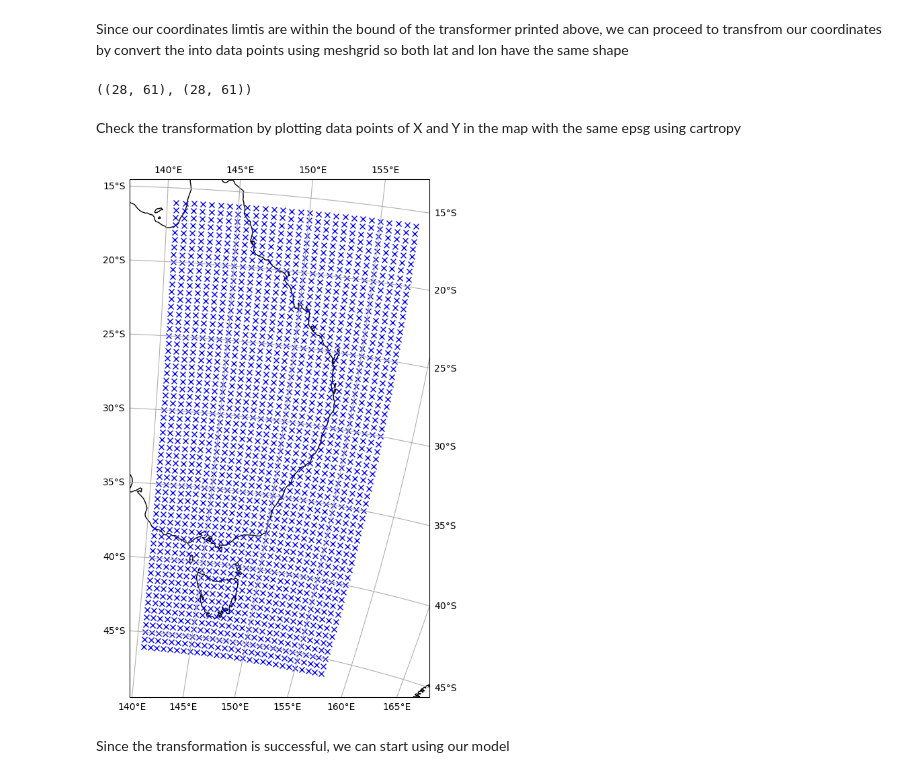
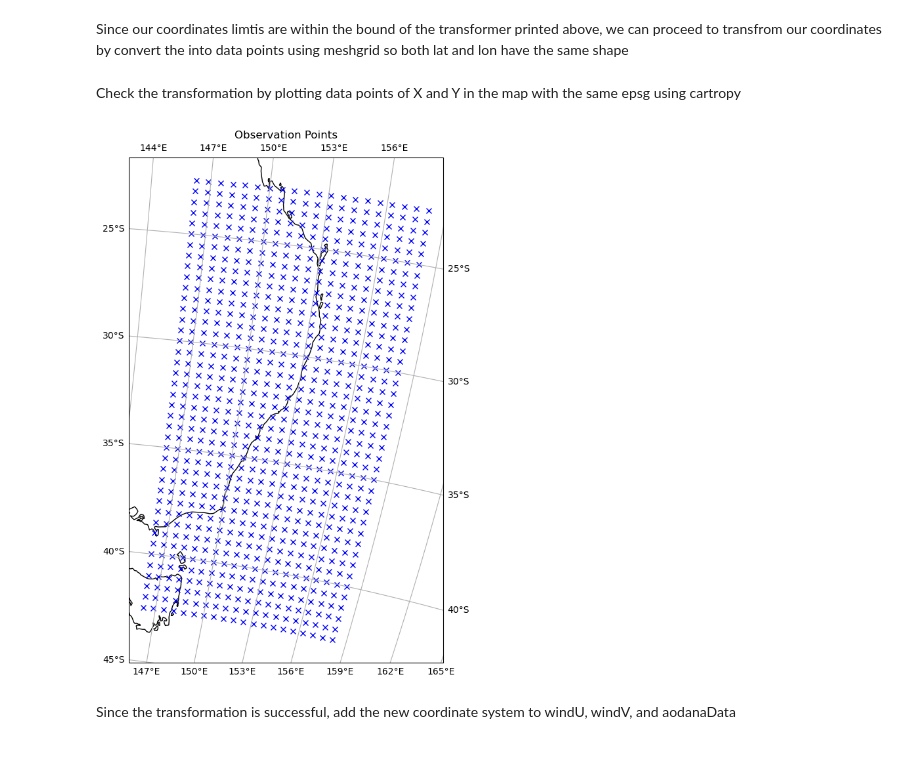
Before and after one commit to andradhandra/advectionGP, a Jupyter notebook: disertation.ipynb, the cells around one changed output. Cells and saved outputs as stored; diff of their text form; code cells hidden in the pictures.

```diff
--- a/disertation.ipynb
+++ b/disertation.ipynb
@@ -106,6 +83,6 @@ Based on MERRA-2 documentation, 14 km above the sea is between lev 32 and 33
 # %%
 # Set limits for coordinates and lev
-windLevIndex = np.array([32, 33]) #based on MERRA-2 documentation, 14 km above the sea is between lev 32 and 33
-coordinateLimit = np.array([140.625, 157.5, -46, -16]) # The format of this coordinate limit is xmin, xmax, ymin, ymax
+windLevIndex = [32, 33] #based on MERRA-2 documentation, 14 km above the sea is between lev 32 and 33
+coordinateLimit = np.array([146., 158.125, -42.5, -22.5]) # The format of this coordinate limit is xmin, xmax, ymin, ymax
 # %%
 # Get target coordinate index within lon and lat limit
@@ -322,13 +329,14 @@ Information about EPSG 27707:
 - https://github.com/TUW-GEO/Equi7Grid
 # %%
 # Geographic coordinate system code is 4326 (data format: lat, lon)
-crs_4326 = CRS.from_epsg(4326)
+geo_epsg = 4326
+crs_4326 = CRS.from_epsg(geo_epsg)
 
 # Projected coordinate system code is 26917 (data format: easting, northing)
-crs_27706 = CRS.from_epsg(27706)
+proj_epsg = 27706
+crs_27706 = CRS.from_epsg(proj_epsg)
 
 geo_to_proj = Transformer.from_crs(crs_4326, crs_27706)
-
 geo_to_proj
 # %% [output]
 <Conversion Transformer: pipeline>
@@ -340,25 +348,22 @@ Area of Use:
 Since our coordinates limtis are within the bound of the transformer printed above, we can proceed to transfrom our coordinates by convert the into data points using meshgrid so both lat and lon have the same shape
 # %%
 lat, lon = np.meshgrid(coordinates.lat, coordinates.lon)
-X, Y = geo_to_proj.transform(lat, lon)
-
-X.shape, Y.shape
+x, y = geo_to_proj.transform(lat, lon)
-# %% [output]
-((28, 61), (28, 61))
 # %% [markdown]
 Check the transformation by plotting data points of X and Y in the map with the same epsg using cartropy
 # %%
-proj = ccrs.epsg(27706)
+proj_ccrs = ccrs.epsg(proj_epsg)
 
 fig = plt.figure(figsize=(10, 10))
-ax = plt.axes(projection=proj)
+ax = plt.axes(projection=proj_ccrs)
 
-ax.plot(X, Y, 'x', transform=proj, color='b')
+ax.plot(x, y, 'x', transform=proj_ccrs, color='b')
 ax.coastlines()
 ax.gridlines(draw_labels=True)
 
+plt.title("Observation Points")
 plt.show()
 # %% [output]
-[figure, old version]
+[figure, new version]
-# %% [markdown]
-Since the transformation is successful, we can start using our model
+# %% [markdown]
+Since the transformation is successful, add the new coordinate system to windU, windV, and aodanaData
```
Also changed, not shown: parts of 28 cells of this notebook, 1 other file.
